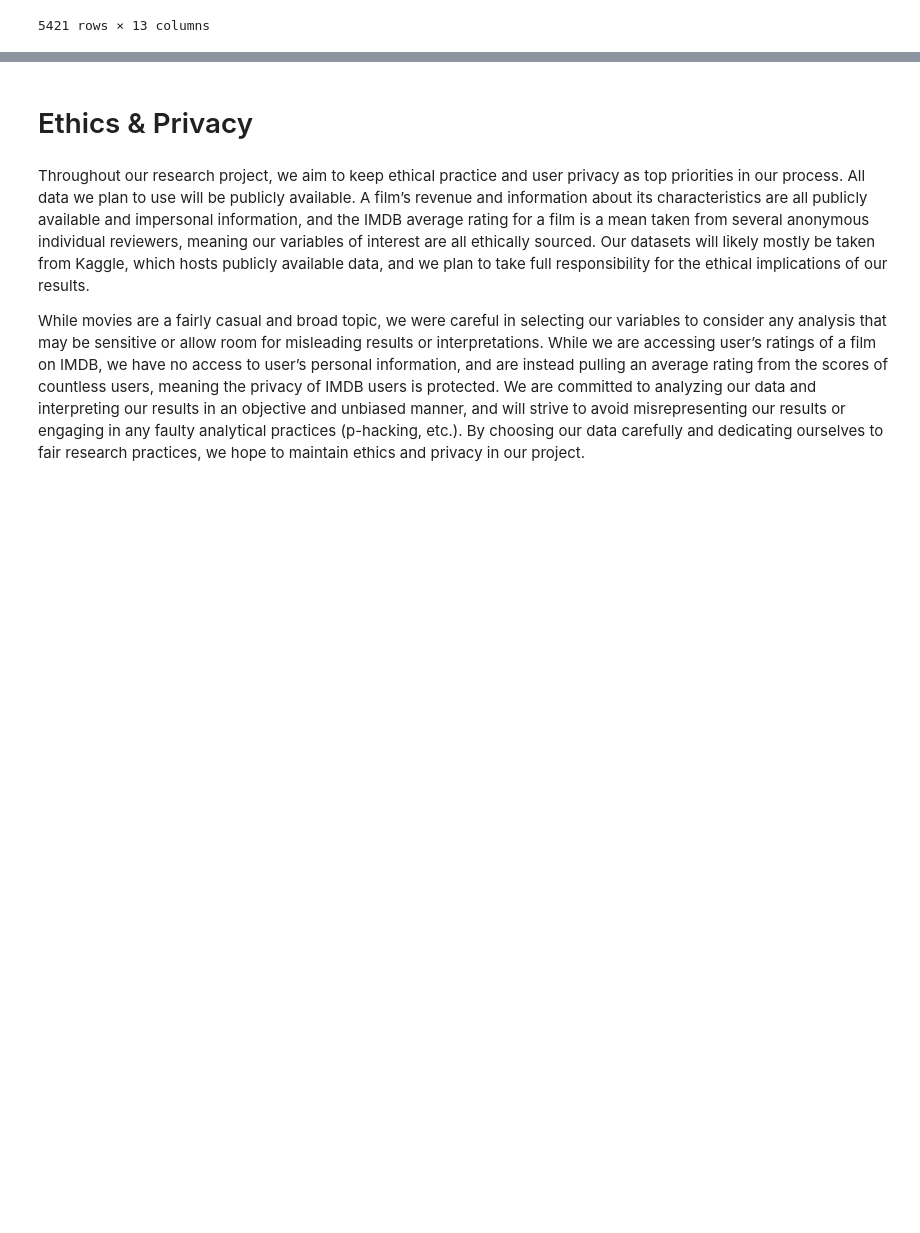
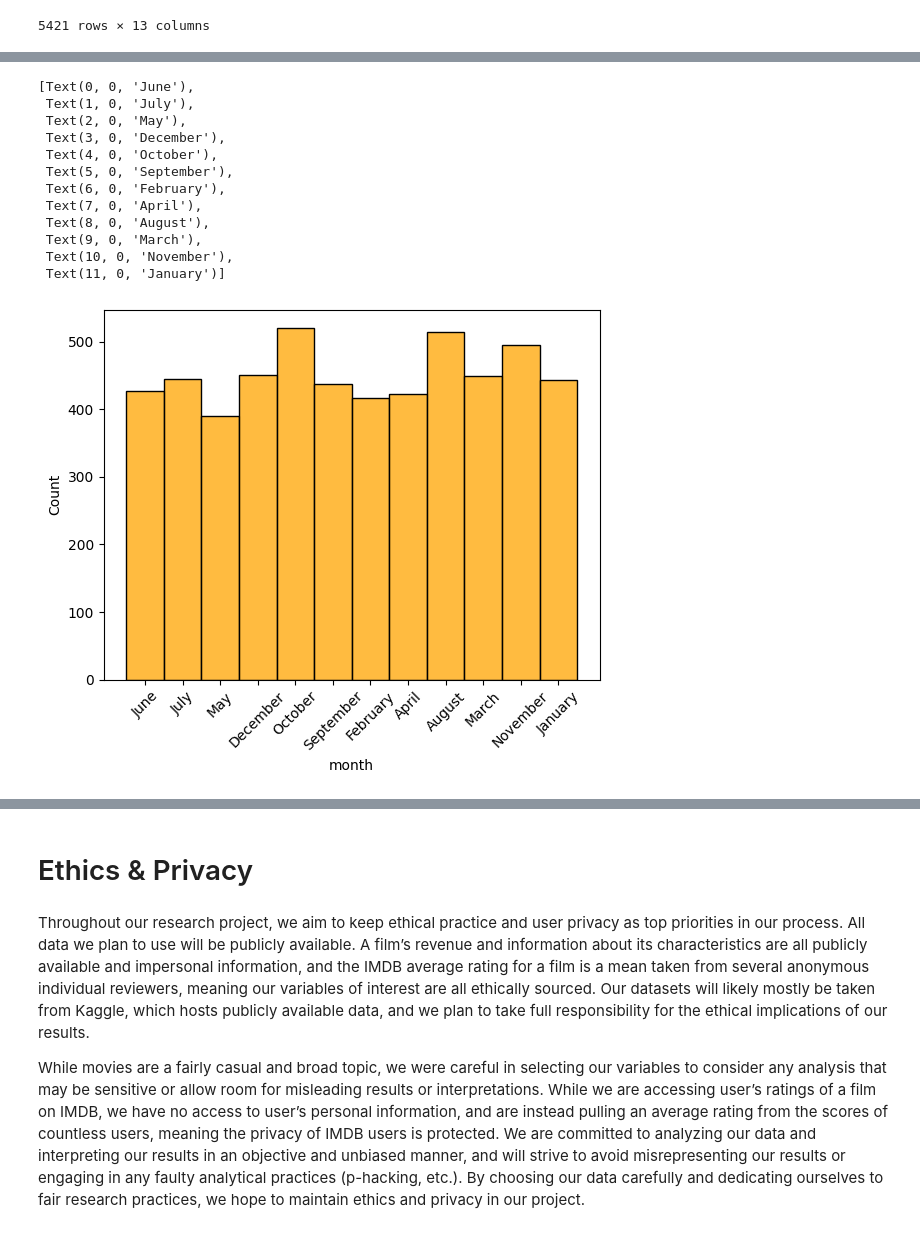
Before and after one commit to COGS108/Group028_WI24, a Jupyter notebook: DataCheckpoint_Group028_WI24.ipynb, the cells around one changed output, grey strips where cells are left out. Cells and saved outputs as stored; diff of their text form; code cells hidden in the pictures; blank space fills up the shorter version.

```diff
--- a/DataCheckpoint_Group028_WI24.ipynb
+++ b/DataCheckpoint_Group028_WI24.ipynb
@@ -334,0 +401,18 @@ We now have a combined dataset showing each film, along with its characteristic
+# %%
+# Distribution of release months
+month_plot = sns.histplot(data = combined_df, x = 'month', color = 'orange')
+month_plot.set_xticklabels(month_plot.get_xticklabels(), rotation=45)
+# %% [output]
+[Text(0, 0, 'June'),
+ Text(1, 0, 'July'),
+ Text(2, 0, 'May'),
+ Text(3, 0, 'December'),
+ Text(4, 0, 'October'),
+ Text(5, 0, 'September'),
+ Text(6, 0, 'February'),
+ Text(7, 0, 'April'),
+ Text(8, 0, 'August'),
+ Text(9, 0, 'March'),
+ Text(10, 0, 'November'),
+ Text(11, 0, 'January')]
+[figure, added]
```
Also changed, not shown: parts of 22 cells of this notebook.
